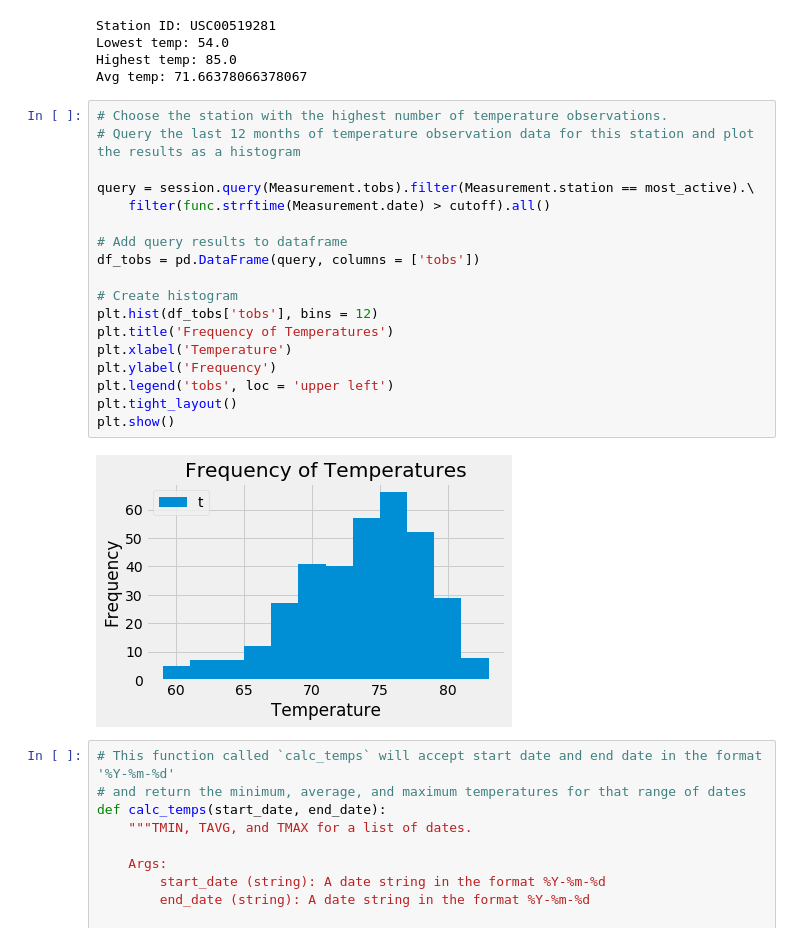
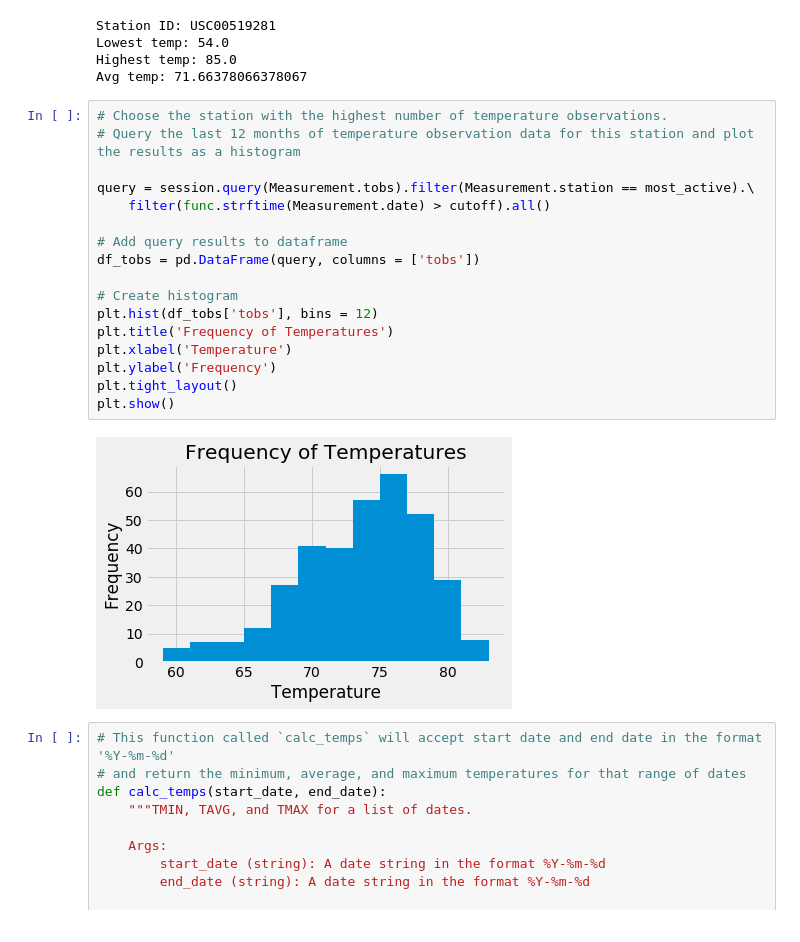
Before and after one commit to jaime030690/sqlalchemy-challenge, a Jupyter notebook: climate_starter.ipynb, the cells around one changed output. Saved outputs shown, nothing was run; the diff lists cells and outputs as text.

Commit message:
removed legends, unecessary

```diff
--- a/climate_starter.ipynb
+++ b/climate_starter.ipynb
@@ -139,23 +138,22 @@ Avg temp: 71.66378066378067
 # %%
 # Choose the station with the highest number of temperature observations.
 # Query the last 12 months of temperature observation data for this station and plot the results as a histogram
 
 query = session.query(Measurement.tobs).filter(Measurement.station == most_active).\
     filter(func.strftime(Measurement.date) > cutoff).all()
 
 # Add query results to dataframe
 df_tobs = pd.DataFrame(query, columns = ['tobs'])
 
 # Create histogram
 plt.hist(df_tobs['tobs'], bins = 12)
 plt.title('Frequency of Temperatures')
 plt.xlabel('Temperature')
 plt.ylabel('Frequency')
-plt.legend('tobs', loc = 'upper left')
 plt.tight_layout()
 plt.show()
 # %% [output]
-[figure, old version]
+[figure, new version]
 # %%
 # This function called `calc_temps` will accept start date and end date in the format '%Y-%m-%d'
 # and return the minimum, average, and maximum temperatures for that range of dates
```
Also changed, not shown: parts of 1 cell of this notebook.
